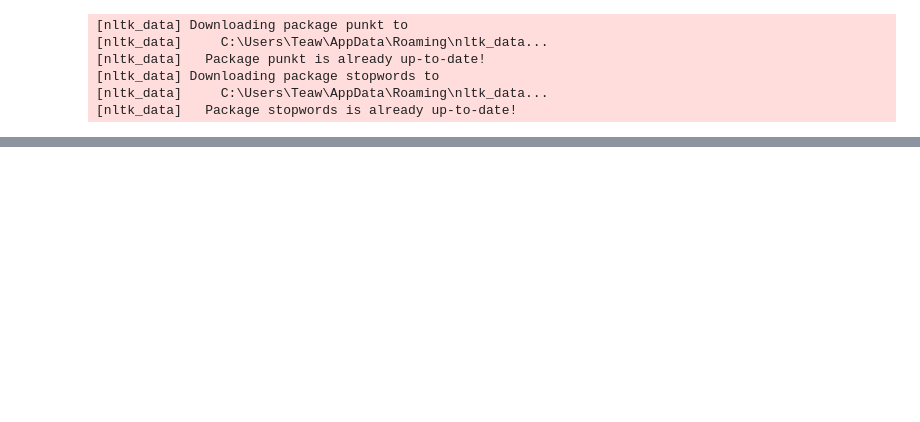
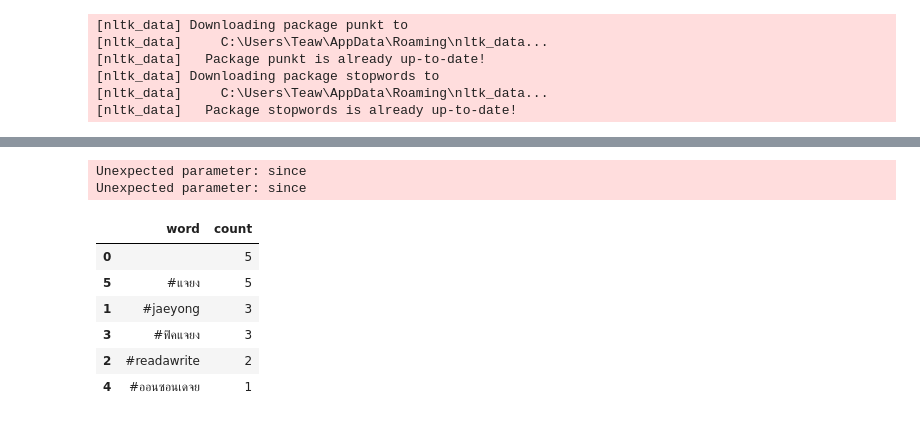
Before and after one commit to thitanun/Scrab-p-ing, a Jupyter notebook: testCollecttwitter.ipynb, the cells around one changed output, grey strips where cells are left out. Drawn from its saved outputs; the diff is of its cells as text; code cells hidden in the pictures; blank space fills up the shorter version.

```diff
--- a/testCollecttwitter.ipynb
+++ b/testCollecttwitter.ipynb
@@ -255,0 +384,16 @@ Unexpected parameter: since
+# %%
+hashtag_data = test.data_hashtagcount()
+test.twitterhashtage_to_xlsx(hashtag_data)
+# %% [output]
+Unexpected parameter: since
+Unexpected parameter: since
+# %%
+test.count_wordframe()
+# %% [output]
+|  | word | count |
+| 0 |  | 5 |
+| 5 | #แจยง | 5 |
+| 1 | #jaeyong | 3 |
+| 3 | #ฟิคแจยง | 3 |
+| 2 | #readawrite | 2 |
+| 4 | #ออนซอนเดจย | 1 |
```
Also changed, not shown: parts of 15 cells of this notebook, 6 other files.
